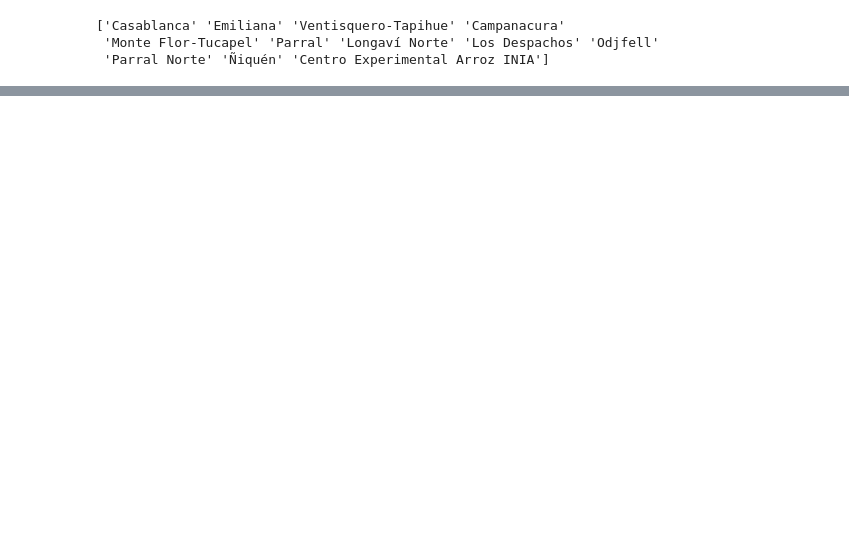
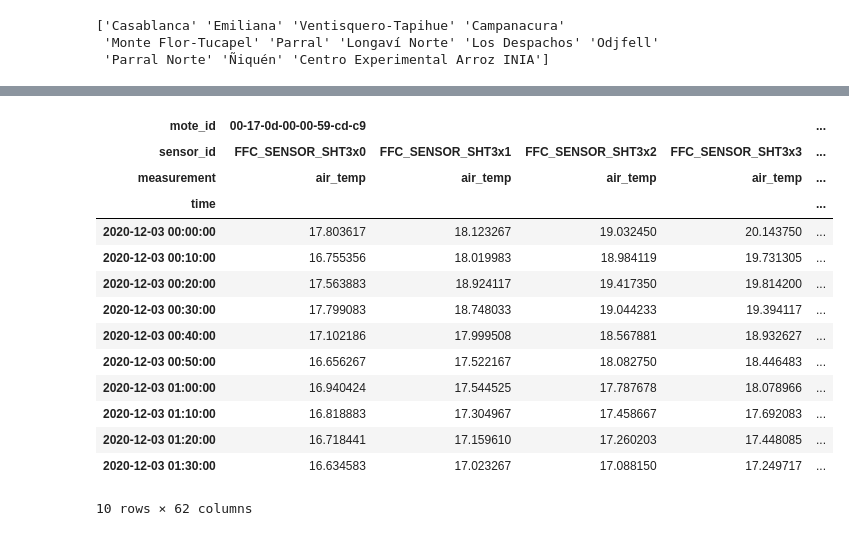
Before and after one commit to hernanlira/hl_frost, a Jupyter notebook: 01_datamanip_ws.ipynb, the cells around one changed output, grey strips where cells are left out. Cells and saved outputs as stored; diff of their text form; code cells hidden in the pictures; blank space fills up the shorter version.

```diff
--- a/01_datamanip_ws.ipynb
+++ b/01_datamanip_ws.ipynb
@@ -49,3 +49,5 @@ data_pivot_resample.head()
 | 2020-12-03 00:30:00 | 17.799083 | 18.748033 | 19.044233 | 19.394117 | ... |
 | 2020-12-03 00:40:00 | 17.102186 | 17.999508 | 18.567881 | 18.932627 | ... |
 5 rows × 60 columns
+# %%
+df = pd.DataFrame(data_pivot_resample)
@@ -67,9 +82,3 @@ sub_data_ws.head()
 | 2020-12-03 02:00:00 | 11.9 | 0.0 | 67.9 | 0.0 | 0.0 | 4.1 | ... |
 | 2020-12-03 03:00:00 | 10.6 | 0.0 | 70.2 | 0.0 | 0.0 | 3.9 | ... |
 | 2020-12-03 04:00:00 | 9.2 | 0.0 | 72.6 | 0.0 | 0.0 | 4.4 | ... |
-# %%
-for i, row1 in data_pivot_resample.iterrows():
-    if i in sub_data_ws.index:
-       print(True)
-    else:
-        print(False)
@@ -94,12 +89,12 @@ False
 # %%
 ws_t = []
 ws_h = []
-for i, row1 in data_pivot_resample.iterrows():
+for i, row1 in df.iterrows():
     if i in sub_data_ws.index:
-        ws_t.append(sub_data_ws[i].air_main_temp)
-        ws_h.append(sub_data_ws[i].main_rel_humidity)
+        ws_t.append(sub_data_ws.loc[i].air_main_temp)
+        ws_h.append(sub_data_ws.loc[i].main_rel_humidity)
     else:
         ws_t.append(np.nan)
         ws_h.append(np.nan)
-data_pivot_resample[('WS', 'Monte_flor', 'temp')] = ws_t
-data_pivot_resample[('WS', 'Monte_flor', 'hum')] = ws_h
+df[('WS', 'Monte_flor', 'temp')] = ws_t
+df[('WS', 'Monte_flor', 'hum')] = ws_h
@@ -109,0 +101,18 @@ sub_data_ws
+# %%
+df.head(10)
+# %% [output]
+| mote_id | 00-17-0d-00-00-59-cd-c9 |  |  |  | ... |
+| sensor_id | FFC_SENSOR_SHT3x0 | FFC_SENSOR_SHT3x1 | FFC_SENSOR_SHT3x2 | FFC_SENSOR_SHT3x3 | ... |
+| measurement | air_temp | air_temp | air_temp | air_temp | ... |
+| time |  |  |  |  | ... |
+| 2020-12-03 00:00:00 | 17.803617 | 18.123267 | 19.032450 | 20.143750 | ... |
+| 2020-12-03 00:10:00 | 16.755356 | 18.019983 | 18.984119 | 19.731305 | ... |
+| 2020-12-03 00:20:00 | 17.563883 | 18.924117 | 19.417350 | 19.814200 | ... |
+| 2020-12-03 00:30:00 | 17.799083 | 18.748033 | 19.044233 | 19.394117 | ... |
+| 2020-12-03 00:40:00 | 17.102186 | 17.999508 | 18.567881 | 18.932627 | ... |
+| 2020-12-03 00:50:00 | 16.656267 | 17.522167 | 18.082750 | 18.446483 | ... |
+| 2020-12-03 01:00:00 | 16.940424 | 17.544525 | 17.787678 | 18.078966 | ... |
+| 2020-12-03 01:10:00 | 16.818883 | 17.304967 | 17.458667 | 17.692083 | ... |
+| 2020-12-03 01:20:00 | 16.718441 | 17.159610 | 17.260203 | 17.448085 | ... |
+| 2020-12-03 01:30:00 | 16.634583 | 17.023267 | 17.088150 | 17.249717 | ... |
+10 rows × 62 columns
```
Also changed, not shown: parts of 5 cells of this notebook.
